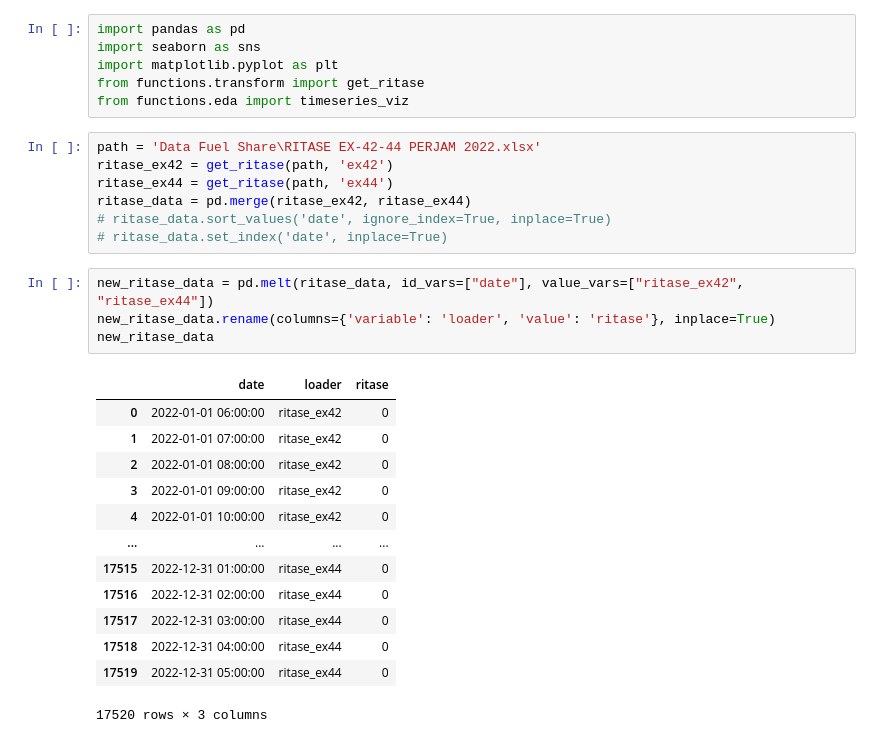
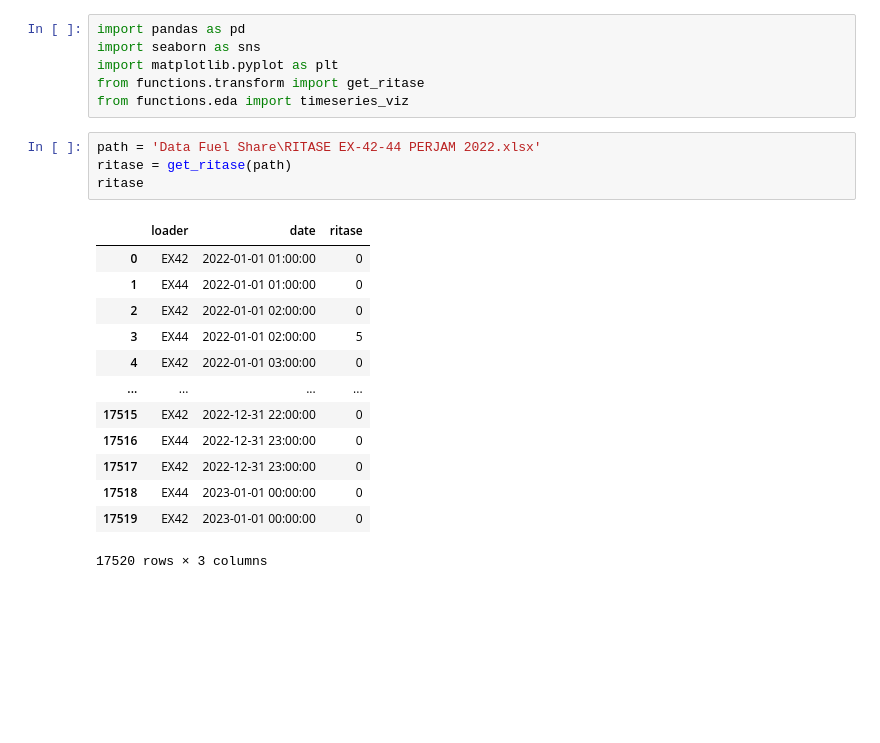
Before and after one commit to RizqiSeijuuro/final-project-data-consultant, a Jupyter notebook: ritase_eda.ipynb, the cells around one changed output. Drawn from its saved outputs; the diff is of its cells as text; blank space fills up the shorter version.

```diff
--- a/ritase_eda.ipynb
+++ b/ritase_eda.ipynb
@@ -6,27 +6,20 @@ from functions.transform import get_ritase
 from functions.eda import timeseries_viz
 # %%
 path = 'Data Fuel Share\RITASE EX-42-44 PERJAM 2022.xlsx'
-ritase_ex42 = get_ritase(path, 'ex42')
-ritase_ex44 = get_ritase(path, 'ex44')
-ritase_data = pd.merge(ritase_ex42, ritase_ex44)
-# ritase_data.sort_values('date', ignore_index=True, inplace=True)
-# ritase_data.set_index('date', inplace=True)
+ritase = get_ritase(path)
+ritase
+# %% [output]
+|  | loader | date | ritase |
+| 0 | EX42 | 2022-01-01 01:00:00 | 0 |
+| 1 | EX44 | 2022-01-01 01:00:00 | 0 |
+| 2 | EX42 | 2022-01-01 02:00:00 | 0 |
+| 3 | EX44 | 2022-01-01 02:00:00 | 5 |
+| 4 | EX42 | 2022-01-01 03:00:00 | 0 |
+| ... | ... | ... | ... |
+| 17515 | EX42 | 2022-12-31 22:00:00 | 0 |
+| 17516 | EX44 | 2022-12-31 23:00:00 | 0 |
+| 17517 | EX42 | 2022-12-31 23:00:00 | 0 |
+| 17518 | EX44 | 2023-01-01 00:00:00 | 0 |
+| 17519 | EX42 | 2023-01-01 00:00:00 | 0 |
+17520 rows × 3 columns
-# %%
-new_ritase_data = pd.melt(ritase_data, id_vars=["date"], value_vars=["ritase_ex42", "ritase_ex44"])
-new_ritase_data.rename(columns={'variable': 'loader', 'value': 'ritase'}, inplace=True)
-new_ritase_data
-# %% [output]
-|  | date | loader | ritase |
-| 0 | 2022-01-01 06:00:00 | ritase_ex42 | 0 |
-| 1 | 2022-01-01 07:00:00 | ritase_ex42 | 0 |
-| 2 | 2022-01-01 08:00:00 | ritase_ex42 | 0 |
-| 3 | 2022-01-01 09:00:00 | ritase_ex42 | 0 |
-| 4 | 2022-01-01 10:00:00 | ritase_ex42 | 0 |
-| ... | ... | ... | ... |
-| 17515 | 2022-12-31 01:00:00 | ritase_ex44 | 0 |
-| 17516 | 2022-12-31 02:00:00 | ritase_ex44 | 0 |
-| 17517 | 2022-12-31 03:00:00 | ritase_ex44 | 0 |
-| 17518 | 2022-12-31 04:00:00 | ritase_ex44 | 0 |
-| 17519 | 2022-12-31 05:00:00 | ritase_ex44 | 0 |
-17520 rows × 3 columns
 # %%
```
Also changed, not shown: parts of 6 cells of this notebook, 2 other files.
